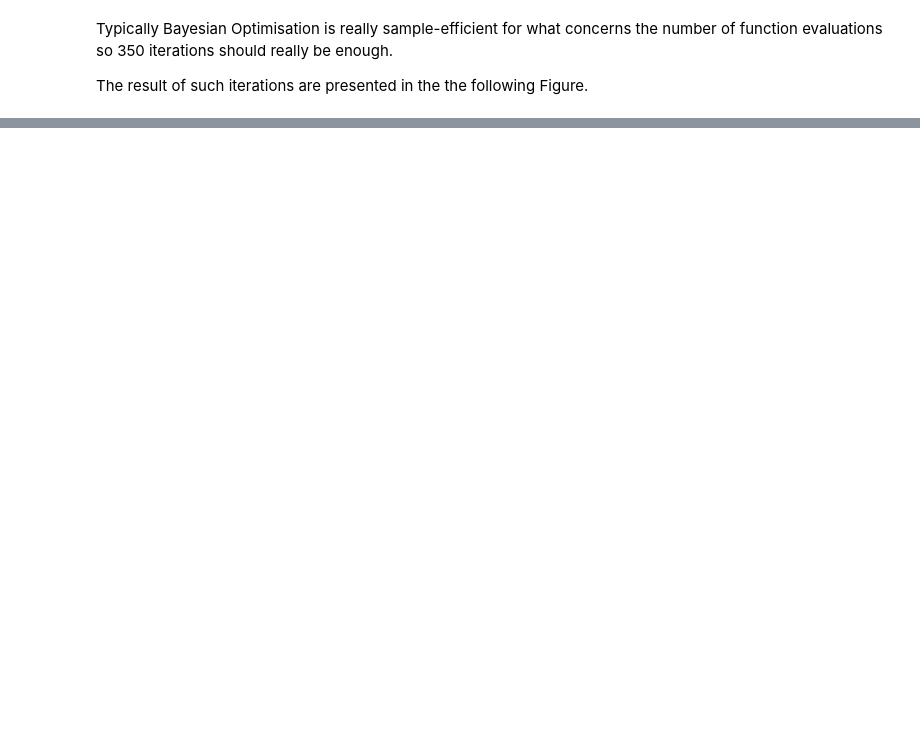
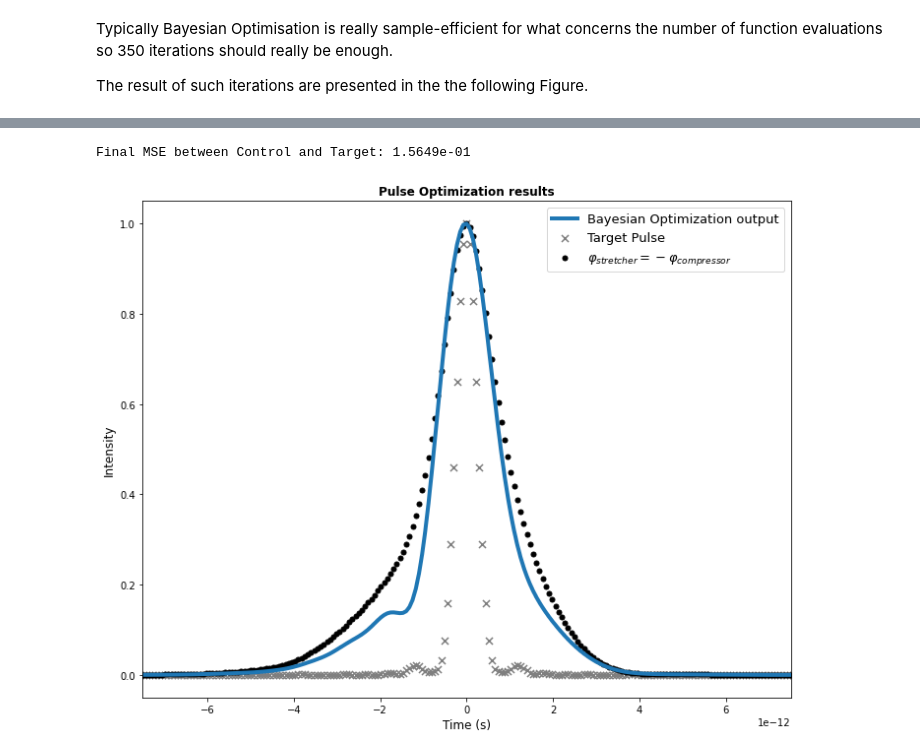
Before and after one commit to fracapuano/TempoRL, a Jupyter notebook: notebooks/BayesianOptimisation.ipynb, the cells around one changed output, grey strips where cells are left out. Cells and saved outputs as stored; diff of their text form; code cells hidden in the pictures; blank space fills up the shorter version.

Commit message:
various loss functions experiments

```diff
--- a/notebooks/BayesianOptimisation.ipynb
+++ b/notebooks/BayesianOptimisation.ipynb
@@ -158,0 +171,20 @@ Considering these results, we decided to:
+# %%
+# loss-1
+def objective_function(d2, d3, d4):
+    controlled_profile = temporal_profile(d2, d3, d4)
+    return -1 * (controlled_profile * (controlled_profile - target_profile)**2).sum()/controlled_profile.sum()
+# %%
+optimizer = BayesianOptimization(
+    f=objective_function,
+    pbounds=pbounds,
+    verbose=1, # verbose = 1 prints only when a maximum is observed, verbose = 0 is silent
+    random_state=10, # for reproducibility
+)
+
+# these are the actual hyperparameters of the optimization process
+# n_init, n_iter = 150, 200
+
+optimizer.maximize(
+    init_points=n_init,
+    n_iter=n_iter,
+)
@@ -158,0 +202,38 @@ Considering these results, we decided to:
+# %%
+# plotting the result obtained with Bayesian Optimization
+optimald2, optimald3, optimald4 = optimizer.max["params"]["d2"], optimizer.max["params"]["d3"], optimizer.max["params"]["d4"]
+
+optimal_control = (optimald2, optimald3, optimald4)
+# applying optimal control found
+time_BO, profile_BO = l1_pump.forward_pass(optimal_control)
+
+print("Final MSE between Control and Target: {:.4e}".format(-1*objective_function(optimald2, optimald3, optimald4)))
+# %% [output]
+Final MSE between Control and Target: 1.5649e-01
+# %%
+# output if non-linearity was absent from the system
+linear_opt_time, linear_opt_profile = l1_pump.forward_pass(
+    control = l1_pump.translate_control(
+        -1*COMPRESSOR, verse = "to_disp"
+    )
+)
+control = np.array((optimizer.max["params"]["d2"], optimizer.max["params"]["d3"], optimizer.max["params"]["d4"]))
+time_BO, profile_BO = l1_pump.forward_pass(control)
+profile_BO = np.roll(profile_BO, np.argmax(target_profile) - np.argmax(profile_BO))
+
+fig, ax = plt.subplots(figsize = (10, 8))
+ax.set_title("Pulse Optimization results", fontsize = 12, fontweight = "bold")
+ax.plot(time_BO, profile_BO, label = "Bayesian Optimization output", lw = 4)
+ax.scatter(time_BO, target_profile, label = "Target Pulse", c = "tab:grey", marker = "x", s = 50)
+ax.scatter(linear_opt_time, np.roll(linear_opt_profile,
+                                    - linear_opt_profile.argmax() + target_profile.argmax()),
+           label = r"$\varphi_{stretcher} = - \varphi_{compressor}$", marker = "o", s = 25, c = "k")
+
+ax.set_xlabel(r"Time (s)", fontsize = 12); ax.set_ylabel("Intensity", fontsize = 12)
+
+ax.legend(fontsize = 13)
+ax.set_xlim(left = -0.75e-11, right = +0.75e-11)
+fig.tight_layout()
+plt.show()
+# %% [output]
+[figure, added]
```
Also changed, not shown: parts of 27 cells of this notebook.
